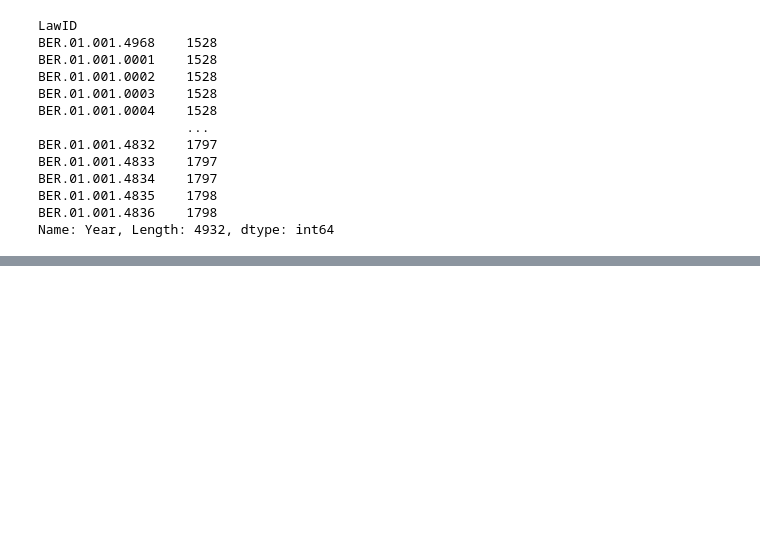
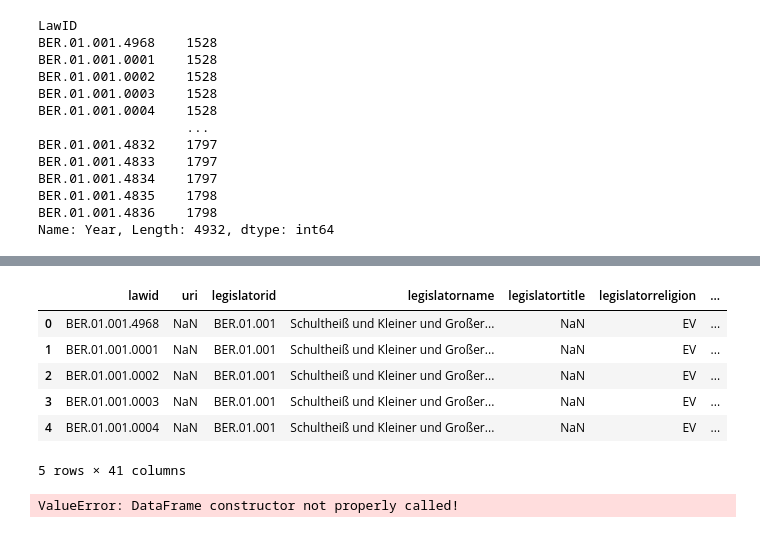
Before and after one commit to CARomein/AGOT, a Jupyter notebook: bern_annotated.ipynb, the cells around one changed output, grey strips where cells are left out. Cells and saved outputs as stored; diff of their text form; code cells hidden in the pictures; blank space fills up the shorter version.

```diff
--- a/bern_annotated.ipynb
+++ b/bern_annotated.ipynb
@@ -116,0 +147,19 @@ Name: Year, Length: 4932, dtype: int64
+# %%
+bern = (
+    pd.read_csv('policey_bern.csv')
+    .rename(str.lower, axis='columns')
+)
+bern.head()
+# %% [output]
+|  | lawid | uri | legislatorid | legislatorname | legislatortitle | legislatorreligion | ... |
+| 0 | BER.01.001.4968 | NaN | BER.01.001 | Schultheiß und Kleiner und Großer... | NaN | EV | ... |
+| 1 | BER.01.001.0001 | NaN | BER.01.001 | Schultheiß und Kleiner und Großer... | NaN | EV | ... |
+| 2 | BER.01.001.0002 | NaN | BER.01.001 | Schultheiß und Kleiner und Großer... | NaN | EV | ... |
+| 3 | BER.01.001.0003 | NaN | BER.01.001 | Schultheiß und Kleiner und Großer... | NaN | EV | ... |
+| 4 | BER.01.001.0004 | NaN | BER.01.001 | Schultheiß und Kleiner und Großer... | NaN | EV | ... |
+5 rows × 41 columns
+# %%
+df = pd.DataFrame('matters')
+df
+# %% [output]
+ValueError: DataFrame constructor not properly called!
```
Also changed, not shown: parts of 21 cells of this notebook, 2 other files.
